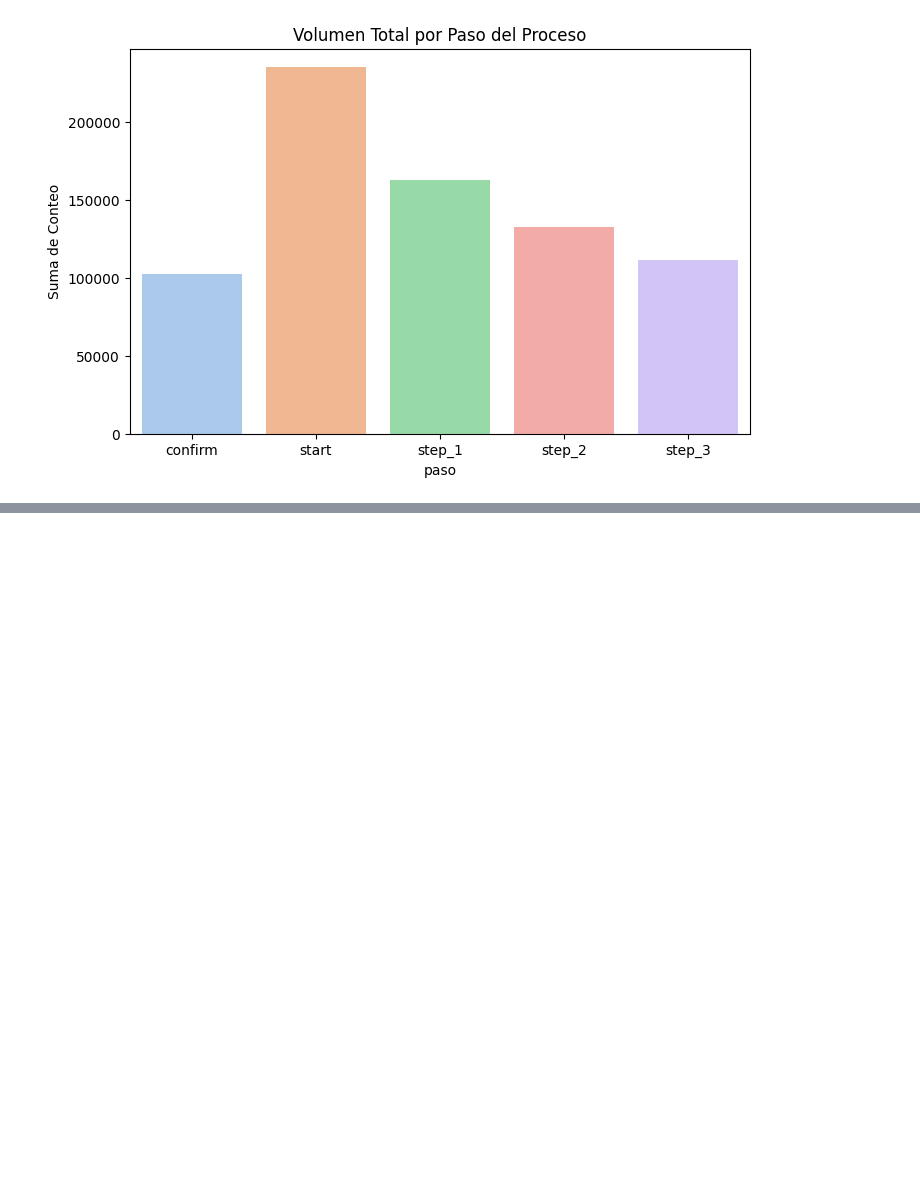
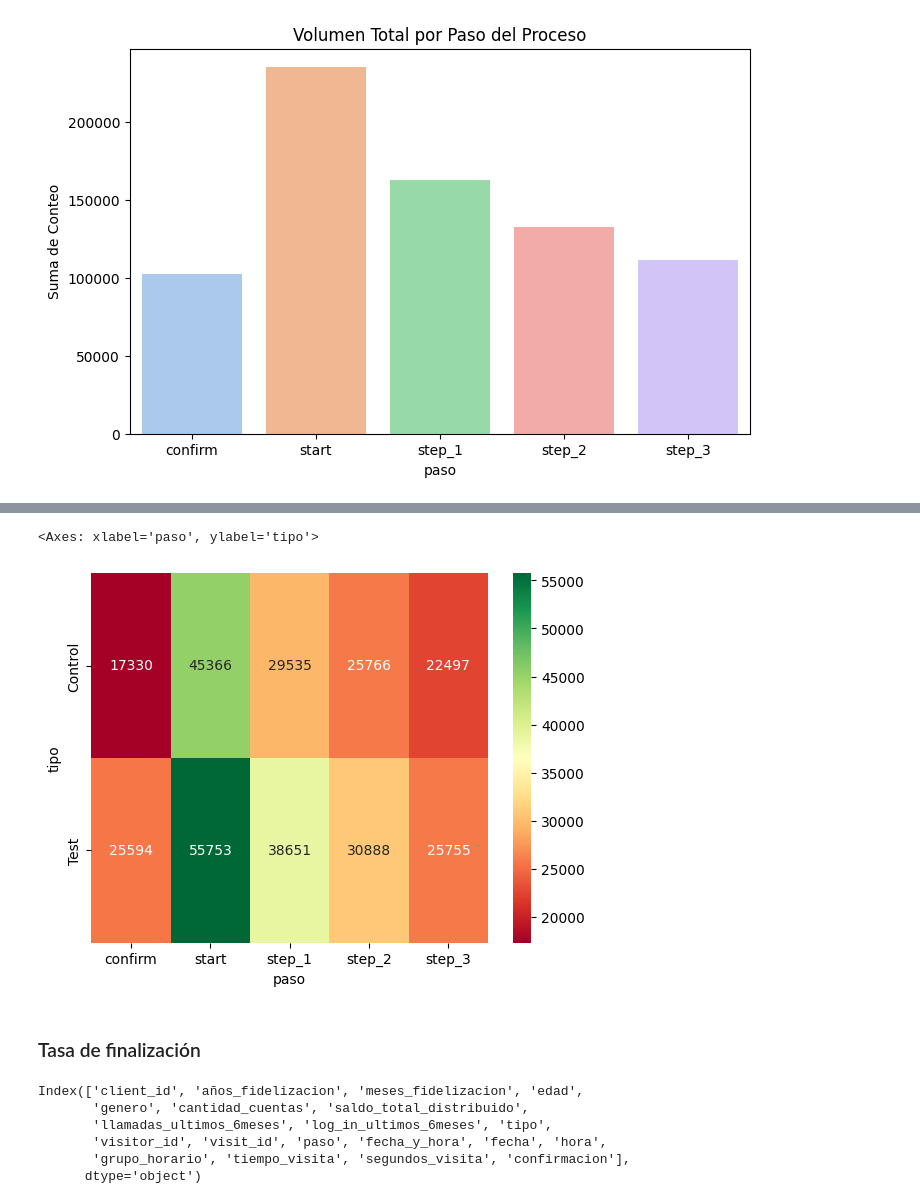
Before and after one commit to carmamenriosrodriguez/proyecto-5-, a Jupyter notebook: Proyecto.ipynb, the cells around one changed output, grey strips where cells are left out. Saved outputs shown, nothing was run; the diff lists cells and outputs as text; code cells hidden in the pictures; blank space fills up the shorter version.

```diff
--- a/Proyecto.ipynb
+++ b/Proyecto.ipynb
@@ -678,0 +822,17 @@ Categories (4, object): ['Noche(0-6)' < 'Mañana(6-12)' < 'Tarde(12-18)' < 'Noch
+# %%
+## Hacemos un heatmap para ver las correlaciones (si es que las hay) entre todas ambas variables y tener una visión más global.
+sns.heatmap(clientes_proceso, annot=True, cmap="RdYlGn", fmt="d")
+# %% [output]
+<Axes: xlabel='paso', ylabel='tipo'>
+[figure, added]
+# %% [markdown]
+### Tasa de finalización
+# %%
+df_final.columns
+# %% [output]
+Index(['client_id', 'años_fidelizacion', 'meses_fidelizacion', 'edad',
+       'genero', 'cantidad_cuentas', 'saldo_total_distribuido',
+       'llamadas_ultimos_6meses', 'log_in_ultimos_6meses', 'tipo',
+       'visitor_id', 'visit_id', 'paso', 'fecha_y_hora', 'fecha', 'hora',
+       'grupo_horario', 'tiempo_visita', 'segundos_visita', 'confirmacion'],
+      dtype='object')
```
Also changed, not shown: parts of 57 cells of this notebook.
